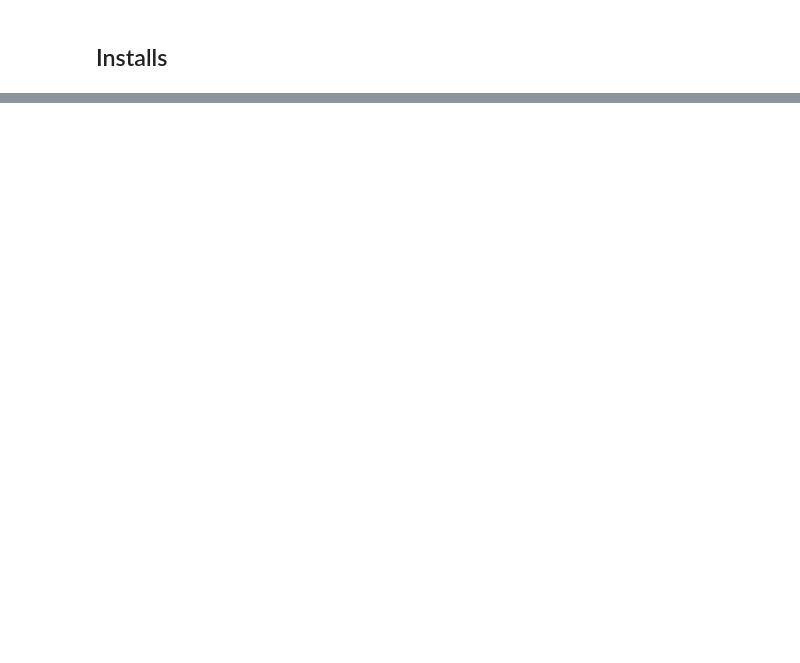
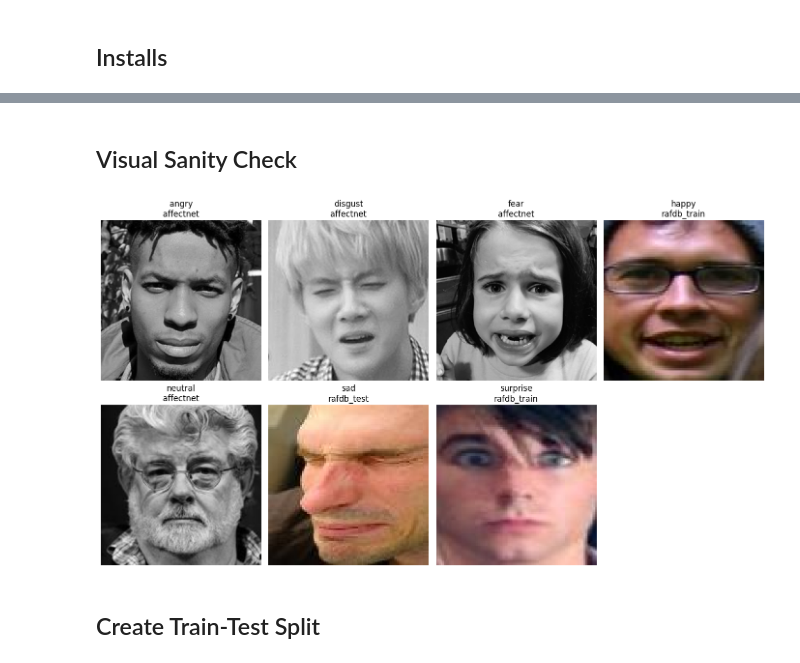
Before and after one commit to Plazor26/HumanExpressionRecognition, a Jupyter notebook: face.ipynb, the cells around one changed output, grey strips where cells are left out. Cells and saved outputs as stored; diff of their text form; code cells hidden in the pictures; blank space fills up the shorter version.

```diff
--- a/face.ipynb
+++ b/face.ipynb
@@ -106,0 +324,18 @@ SystemExit: No .zip files found in the current folder. Put the two zips here and
+# %%
+# %%
+import pandas as pd
+
+# Load our two CSVs
+aff_df = pd.read_csv(BASE / "data" / "affectnet_labels.csv")
+raf_df = pd.read_csv(BASE / "data" / "rafdb_labels.csv")
+
+# Combine
+master_df = pd.concat([aff_df, raf_df], ignore_index=True)
+
+print("Total images:", master_df.shape[0])
+print("Label distribution:\n", master_df['label'].value_counts())
+
+# Save master CSV
+MASTER_CSV = BASE / "data" / "master_labels.csv"
+master_df.to_csv(MASTER_CSV, index=False)
+print("\nSaved:", MASTER_CSV)
@@ -106,0 +356,33 @@ SystemExit: No .zip files found in the current folder. Put the two zips here and
+# %% [markdown]
+## Visual Sanity Check
+# %%
+# %%
+import matplotlib.pyplot as plt
+import cv2
+import random
+
+df = master_df.copy()
+classes = df['label'].unique()
+
+plt.figure(figsize=(14, 8))
+
+for i, cls in enumerate(classes, 1):
+    subset = df[df['label'] == cls]
+    row = subset.sample(1).iloc[0]
+    img = cv2.imread(row['filepath'])
+    if img is None:
+        print("⚠️ Could not read:", row['filepath'])
+        continue
+    img = cv2.cvtColor(img, cv2.COLOR_BGR2RGB)
+
+    plt.subplot(2, 4, i)
+    plt.imshow(img)
+    plt.title(f"{cls}\n{row['source']}")
+    plt.axis("off")
+
+plt.tight_layout()
+plt.show()
+# %% [output]
+[figure, added]
+# %% [markdown]
+## Create Train-Test Split
```
Also changed, not shown: parts of 23 cells of this notebook.
